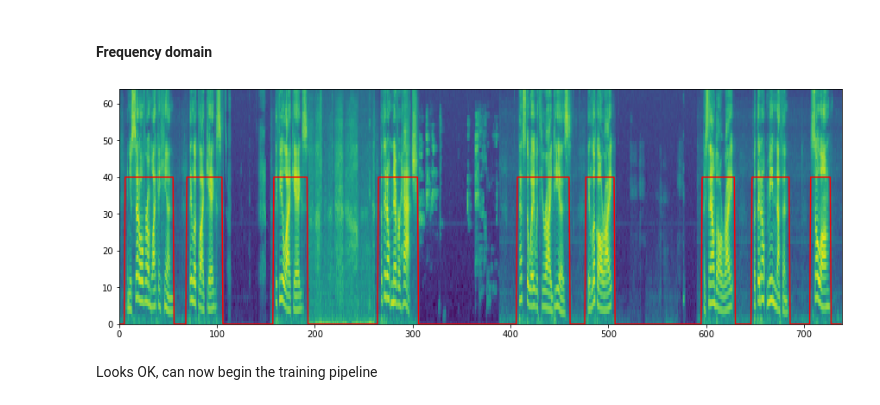
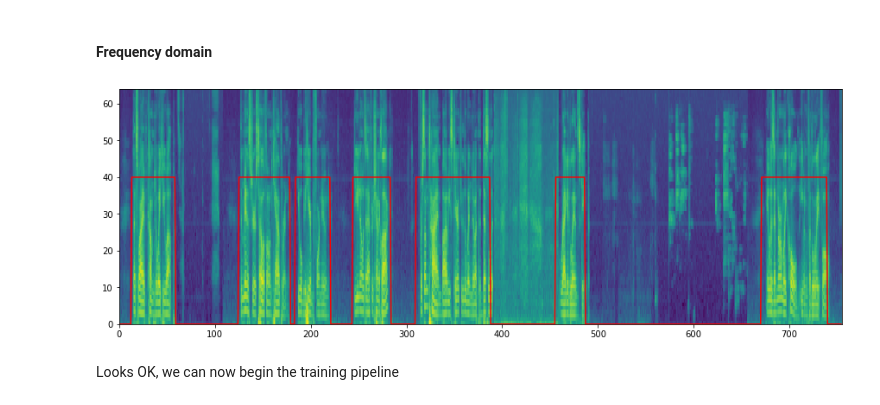
Before and after one commit to virgile-blg/VAD, a Jupyter notebook: data_processing/data_processing.ipynb, the cells around one changed output. Drawn from its saved outputs; the diff is of its cells as text; code cells hidden in the pictures.

```diff
--- a/data_processing/data_processing.ipynb
+++ b/data_processing/data_processing.ipynb
@@ -197,10 +196,11 @@ get_gt_plot_waveform(signal, df)
 #### Frequency domain
 # %%
 import torchaudio
+
 nfft = 1024
-hop_length = 512 # 10ms @ 16kHz
+hop_length = 512
 n_mels = 64
-melspec = torchaudio.transforms.MelSpectrogram(n_fft=nfft, hop_length=hop_lenght, n_mels=n_mels)
+melspec = torchaudio.transforms.MelSpectrogram(n_fft=nfft, hop_length=hop_length, n_mels=n_mels)
 # %%
 def get_plot_spectro(audio_path, hop_length):
     waveform, sr = torchaudio.load(audio_path)
@@ -219,8 +219,8 @@ def get_plot_spectro(audio_path, hop_length):
     plt.plot(gt_plot, color='red')
     plt.pcolormesh(np.log(mel.numpy()[0]))
 # %%
-get_plot_spectro(random.choice(tracklist), hop_length=hop_length)
+get_plot_spectro(t, hop_length=hop_length)
 # %% [output]
-[figure, old version]
+[figure, new version]
 # %% [markdown]
-Looks OK, can now begin the training pipeline
+Looks OK, we can now begin the training pipeline
```
Also changed, not shown: parts of 4 cells of this notebook, 8 other files.
